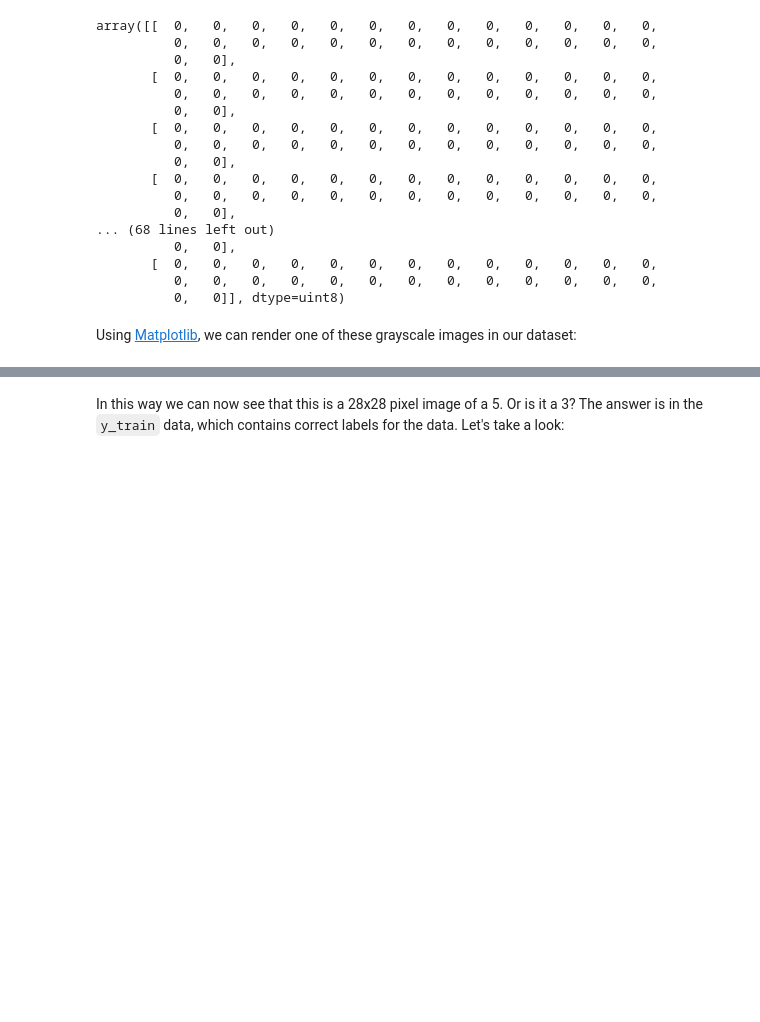
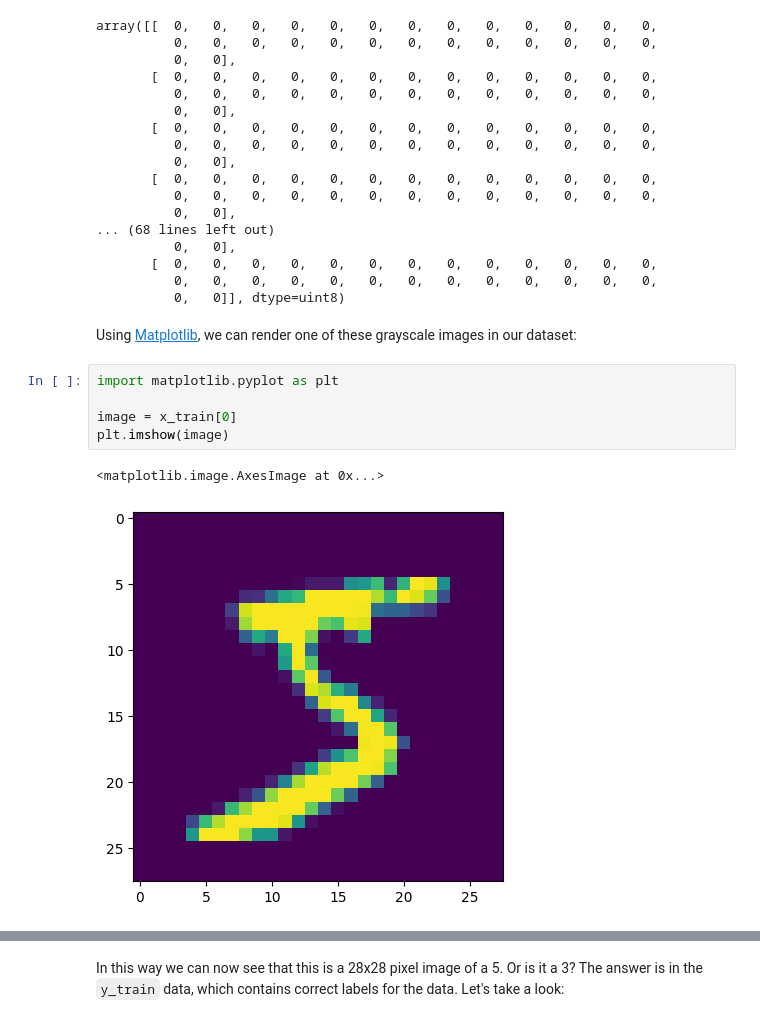
Before and after one commit to Nilapine/Machine-Learning, a Jupyter notebook: 8-10/notebook/01_mnist.ipynb, the cells around one changed output, grey strips where cells are left out. Drawn from its saved outputs; the diff is of its cells as text; blank space fills up the shorter version.

```diff
--- a/8-10/notebook/01_mnist.ipynb
+++ b/8-10/notebook/01_mnist.ipynb
@@ -140,6 +164,14 @@ array([[  0,   0,   0,   0,   0,   0,   0,   0,   0,   0,   0,   0,   0,
           0,   0]], dtype=uint8)
 # %% [markdown]
 Using [Matplotlib](https://matplotlib.org/), we can render one of these grayscale images in our dataset:
+# %%
+import matplotlib.pyplot as plt
+
+image = x_train[0]
+plt.imshow(image)
+# %% [output]
+<matplotlib.image.AxesImage at 0x...>
+[figure, added]
 # %%
 import matplotlib.pyplot as plt
 
```
Also changed, not shown: parts of 11 cells of this notebook.
